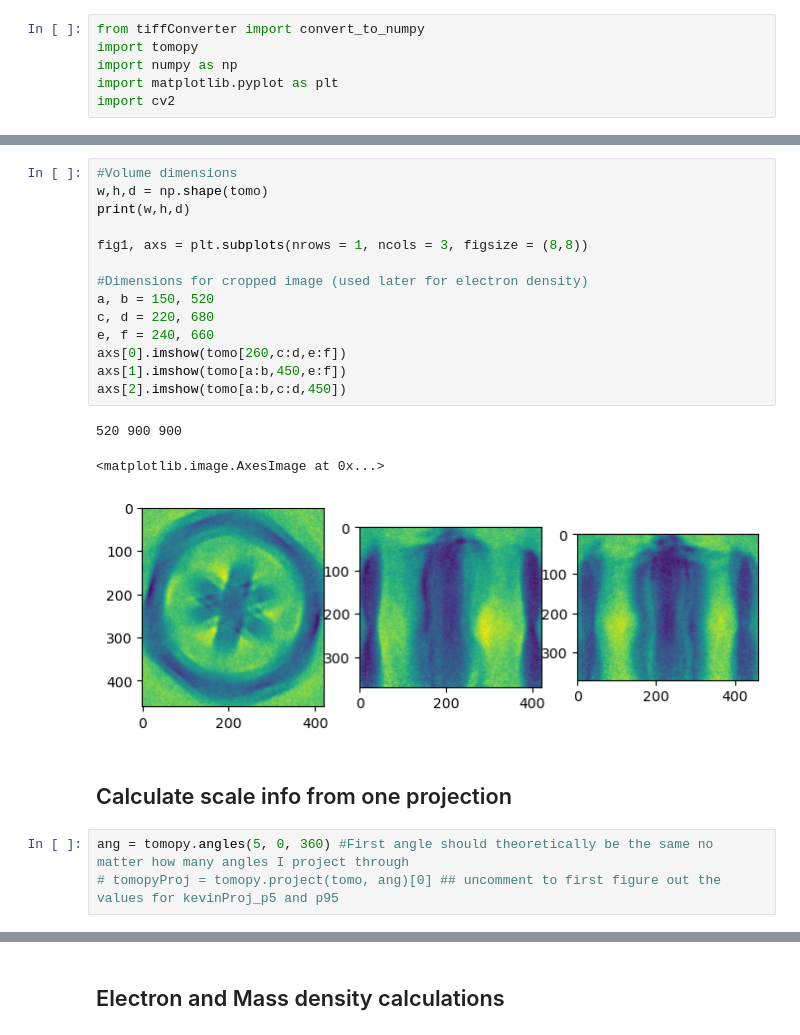
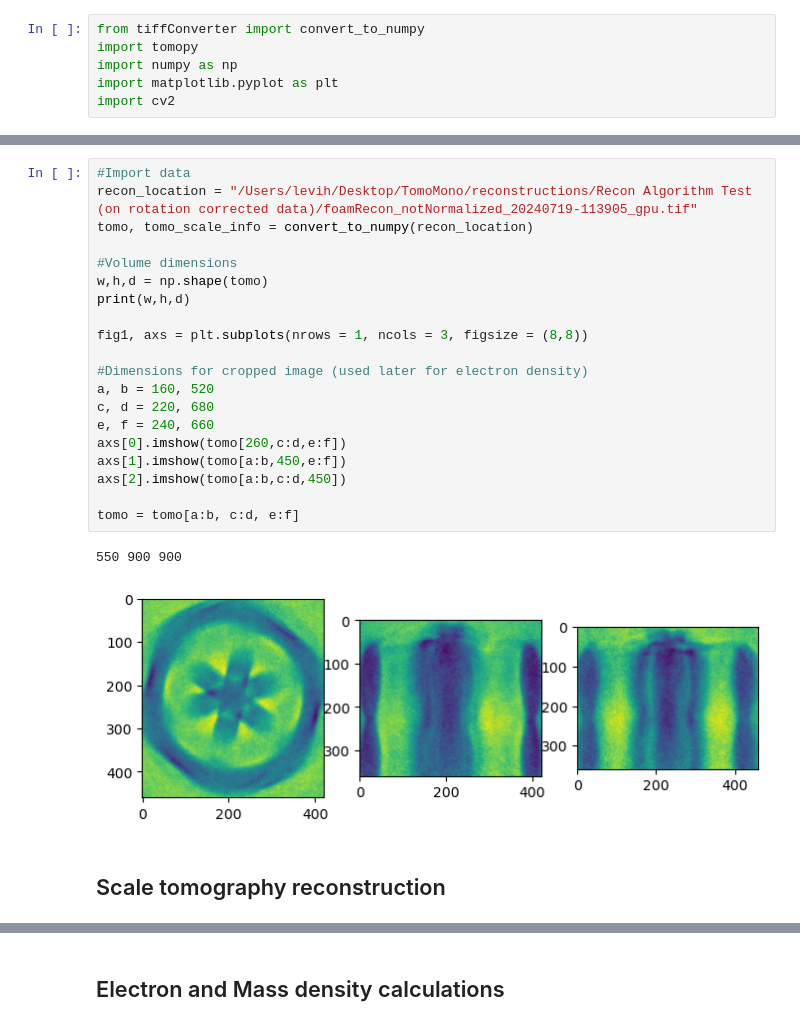
Before and after one commit to levijh1/TomoMono, a Jupyter notebook: densityConversion.ipynb, the cells around one changed output, grey strips where cells are left out. Cells and saved outputs as stored; diff of their text form.

```diff
--- a/densityConversion.ipynb
+++ b/densityConversion.ipynb
@@ -11,23 +83,25 @@ tomo, tomo_scale_info = convert_to_numpy(recon_location)
 # %%
+#Import data
+recon_location = "/Users/levih/Desktop/TomoMono/reconstructions/Recon Algorithm Test (on rotation corrected data)/foamRecon_notNormalized_20240719-113905_gpu.tif"
+tomo, tomo_scale_info = convert_to_numpy(recon_location)
+
 #Volume dimensions
 w,h,d = np.shape(tomo)
 print(w,h,d)
 
 fig1, axs = plt.subplots(nrows = 1, ncols = 3, figsize = (8,8))
 
 #Dimensions for cropped image (used later for electron density)
-a, b = 150, 520
+a, b = 160, 520
 c, d = 220, 680
 e, f = 240, 660
 axs[0].imshow(tomo[260,c:d,e:f])
 axs[1].imshow(tomo[a:b,450,e:f])
 axs[2].imshow(tomo[a:b,c:d,450])
+
+tomo = tomo[a:b, c:d, e:f]
 # %% [output]
-520 900 900
+550 900 900
-<matplotlib.image.AxesImage at 0x...>
-[figure, old version]
+[figure, new version]
 # %% [markdown]
-## Calculate scale info from one projection
+## Scale tomography reconstruction
-# %%
-ang = tomopy.angles(5, 0, 360) #First angle should theoretically be the same no matter how many angles I project through
-# tomopyProj = tomopy.project(tomo, ang)[0] ## uncomment to first figure out the values for kevinProj_p5 and p95
```
Also changed, not shown: parts of 19 cells of this notebook, 3 other files.
